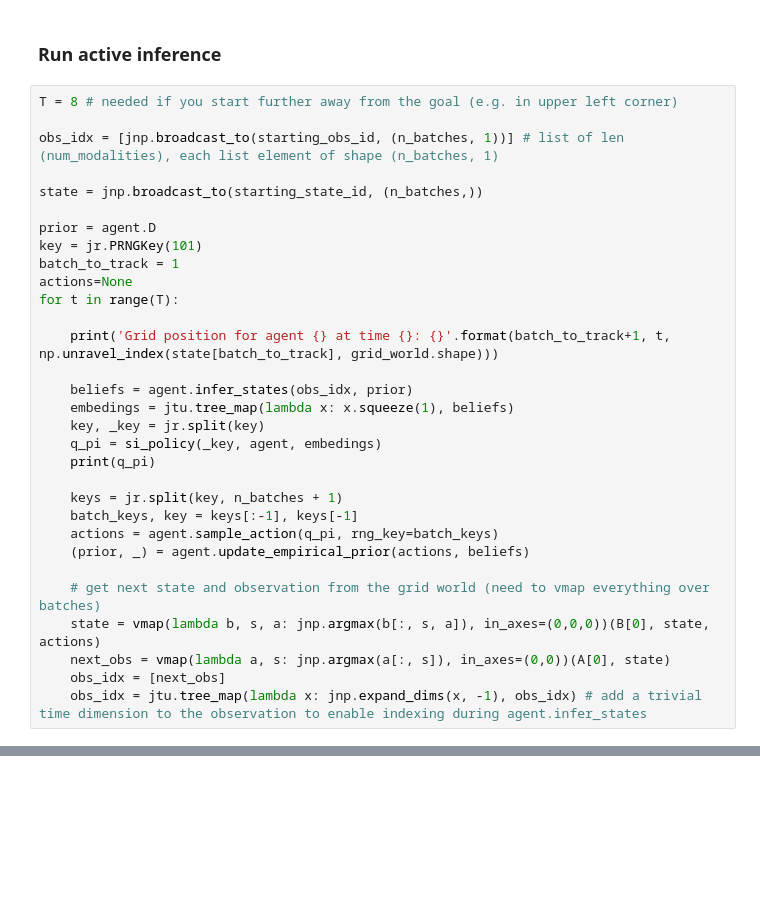
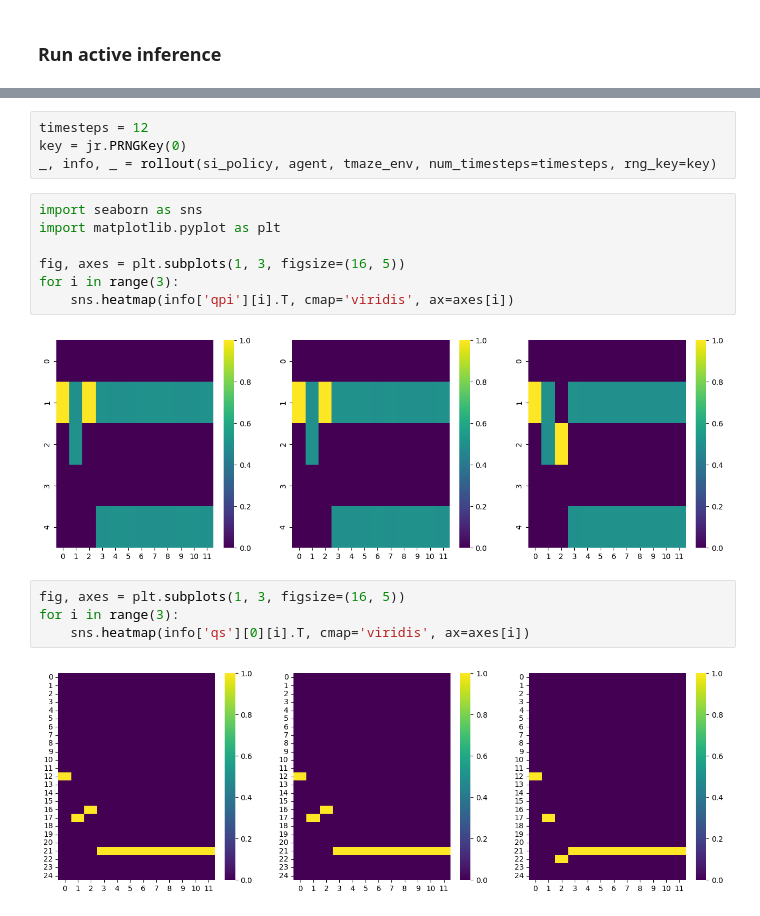
Before and after one commit to infer-actively/pymdp, a Jupyter notebook: examples/mcts/grid_world_demo.ipynb, the cells around one changed output, grey strips where cells are left out. Drawn from its saved outputs; the diff is of its cells as text; blank space fills up the shorter version.

```diff
--- a/examples/mcts/grid_world_demo.ipynb
+++ b/examples/mcts/grid_world_demo.ipynb
@@ -101,34 +231,3 @@ def si_policy(rng_key, agent, beliefs):
     return policy_output.action_weights
 # %% [markdown]
 ### Run active inference
-# %%
-T = 8 # needed if you start further away from the goal (e.g. in upper left corner)
-
-obs_idx = [jnp.broadcast_to(starting_obs_id, (n_batches, 1))] # list of len (num_modalities), each list element of shape (n_batches, 1)
-
-state = jnp.broadcast_to(starting_state_id, (n_batches,))
-
-prior = agent.D
-key = jr.PRNGKey(101)
-batch_to_track = 1
-actions=None
-for t in range(T):
-
-    print('Grid position for agent {} at time {}: {}'.format(batch_to_track+1, t, np.unravel_index(state[batch_to_track], grid_world.shape)))
-
-    beliefs = agent.infer_states(obs_idx, prior)
-    embedings = jtu.tree_map(lambda x: x.squeeze(1), beliefs)
-    key, _key = jr.split(key)
-    q_pi = si_policy(_key, agent, embedings)
-    print(q_pi)
-
-    keys = jr.split(key, n_batches + 1)
-    batch_keys, key = keys[:-1], keys[-1]
-    actions = agent.sample_action(q_pi, rng_key=batch_keys)
-    (prior, _) = agent.update_empirical_prior(actions, beliefs)
-
-    # get next state and observation from the grid world (need to vmap everything over batches)
-    state = vmap(lambda b, s, a: jnp.argmax(b[:, s, a]), in_axes=(0,0,0))(B[0], state, actions)
-    next_obs = vmap(lambda a, s: jnp.argmax(a[:, s]), in_axes=(0,0))(A[0], state)
-    obs_idx = [next_obs]
-    obs_idx = jtu.tree_map(lambda x: jnp.expand_dims(x, -1), obs_idx) # add a trivial time dimension to the observation to enable indexing during agent.infer_states
@@ -152,0 +234,19 @@ Grid position for agent 2 at time 13: (6, 6)
+# %%
+timesteps = 12
+key = jr.PRNGKey(0)
+_, info, _ = rollout(si_policy, agent, tmaze_env, num_timesteps=timesteps, rng_key=key)
+# %%
+import seaborn as sns
+import matplotlib.pyplot as plt
+
+fig, axes = plt.subplots(1, 3, figsize=(16, 5))
+for i in range(3):
+    sns.heatmap(info['qpi'][i].T, cmap='viridis', ax=axes[i])
+# %% [output]
+[figure, added]
+# %%
+fig, axes = plt.subplots(1, 3, figsize=(16, 5))
+for i in range(3):
+    sns.heatmap(info['qs'][0][i].T, cmap='viridis', ax=axes[i])
+# %% [output]
+[figure, added]
```
Also changed, not shown: parts of 24 cells of this notebook, 2 other files.
